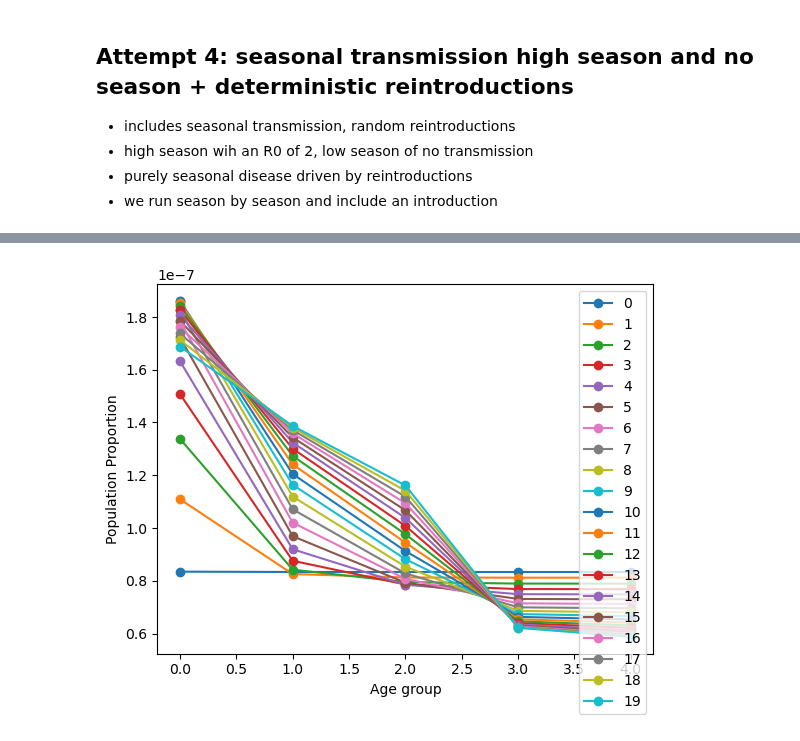
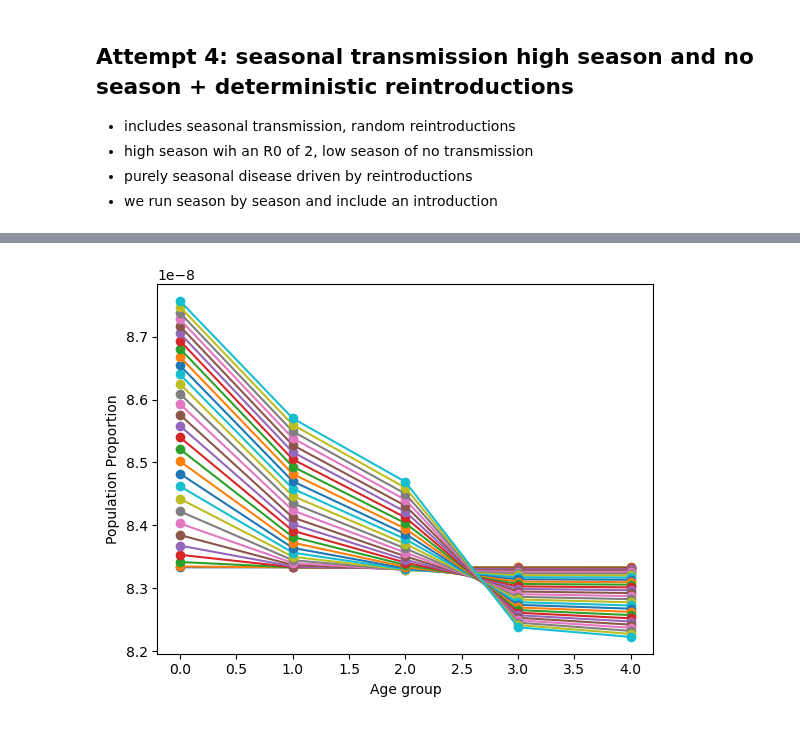
Before and after one commit to denisecammarota/vaccine-dengue-BR, a Jupyter notebook: Basic_Model.ipynb, the cells around one changed output, grey strips where cells are left out. Cells and saved outputs as stored; diff of their text form; code cells hidden in the pictures.

```diff
--- a/Basic_Model.ipynb
+++ b/Basic_Model.ipynb
@@ -402,7 +421,7 @@ y0 = alpha1,alpha2,alpha3,(8000000-1)/pop,alpha5,0,0,0,1/pop,0,0,0,0,0,0,0,0,0,1
 prop_imported = 0
 ret = odeint(n_groups_seasonal_model, y0, t_total, args=(N, pop, nu, beta_0,beta_aug,t_start,t_season,t_year, gamma, mu_vec, l_vec))
 
-seasons = 20
+seasons = 30
 t_total = np.arange(0,365*seasons,1)
 t_season_single = np.arange(0,365,1)
 
@@ -410,8 +429,10 @@ for season in np.arange(seasons):
     ret = odeint(n_groups_seasonal_model, y0, t_season_single, args=(N, pop, nu, beta_0,beta_aug,t_start,t_season,t_year, gamma, mu_vec, l_vec))
     y0 = ret[-1,:].copy()
     y0 = modify_initial_condition(y0,prop_imported)
-    plt.plot((t_season_single+season*365)/365,ret[:,N:2*N].sum(axis=1), label = season)
+    plt.plot((t_season_single+season*365)/365,ret[:,N:2*N].sum(axis=1)*pop, label = season)
     plt.scatter((season*365)/365,y0[N:2*N].sum())
+    if(season == 0):
+        plt.show()
 #plt.legend()
 plt.show()
 # %% [output]
@@ -432,7 +454,7 @@ alpha5 = 700000/pop
 
 gamma = 1/(7.0)
 beta_0 = 0*gamma # even like different from 0 it's the same
-beta_aug = 3*gamma
+beta_aug = 2*gamma
 #print(beta_aug/gamma)
 #print(beta_0/gamma)
 t_start = 0
@@ -447,33 +469,33 @@ l3 = l2*alpha2/alpha3
 l4 = l3*alpha3/alpha4
 mu = l4*alpha4/alpha5
 
 #print(nu/l1,alpha1)
 
 l_vec = np.array([l1,l2,l3,l4,0])
 mu_vec = np.array([0,0,0,0,mu])
 
 
 
 y0 = alpha1,alpha2,alpha3,(8000000-1)/pop,alpha5,0,0,0,1/pop,0,0,0,0,0,0,0,0,0,1/pop,0
 
 ret = odeint(n_groups_seasonal_model, y0, t_total, args=(N, pop, nu, beta_0,beta_aug,t_start,t_season,t_year, gamma, mu_vec, l_vec))
 
-seasons = 20
+seasons = 30
 prop_imported = 0.00001
 t_total = np.arange(0,365*seasons,1)
 t_season_single = np.arange(0,365,1)
 
 for season in np.arange(seasons):
     ret = odeint(n_groups_seasonal_model, y0, t_season_single, args=(N, pop, nu, beta_0,beta_aug,t_start,t_season,t_year, gamma, mu_vec, l_vec))
     y0 = ret[-1,:].copy()
     y0 = modify_initial_condition(y0,prop_imported)
     inf_total = pop*(ret[1:,15:] - ret[:-1,15:]).sum(axis = 1).sum()
     #print((ret[364,10:]*pop - ret[0,10:]*pop).sum())
     prop_pop = np.array([alpha1,alpha2,alpha3,alpha4,alpha5])*pop*inf_total
     plt.plot((pop/prop_pop)*(ret[1:,15:] - ret[:-1,15:]).sum(axis = 0), '-o', label = season)
     plt.ylabel('Population Proportion')
     plt.xlabel('Age group')
-    plt.legend()
+    #plt.legend()
 plt.show()
 # %% [output]
-[figure, old version]
+[figure, new version]
```
Also changed, not shown: parts of 10 cells of this notebook.
